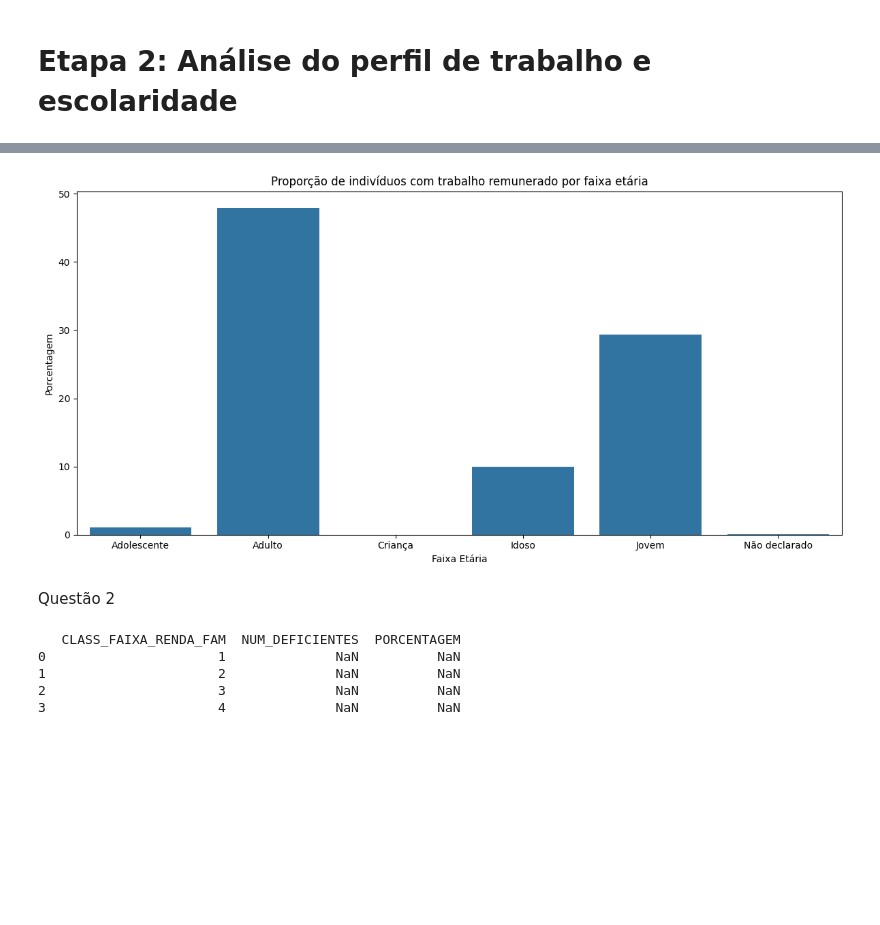
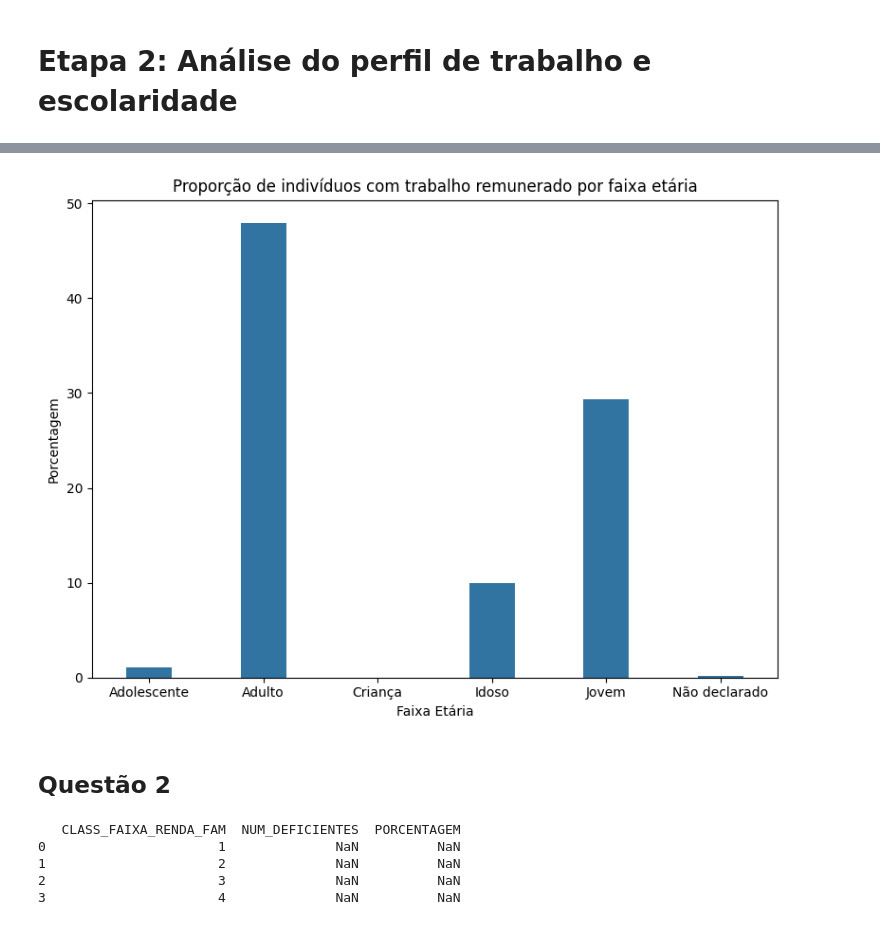
Before and after one commit to Tiago19M/Analise-de-dados, a Jupyter notebook: analiseCadUnico.ipynb, the cells around one changed output, grey strips where cells are left out. Cells and saved outputs as stored; diff of their text form; code cells hidden in the pictures; blank space fills up the shorter version.

```diff
--- a/analiseCadUnico.ipynb
+++ b/analiseCadUnico.ipynb
@@ -463,18 +490,18 @@ Não declarado   157961               66       0.041782
 # %%
 #PLOTAGEM DO GRÁFICO DA QUESTÃO 1 - Sessão 2
 
-mp.figure(figsize = (12, 6))
-sb.barplot(x=resultado.index, y=resultado["PROPORCAO_(%)"])
+mp.figure(figsize = (8, 6))
+sb.barplot(x=resultado.index, y=resultado["PROPORCAO_(%)"], width=0.4)
 mp.title("Proporção de indivíduos com trabalho remunerado por faixa etária")
 mp.xlabel("Faixa Etária")
 mp.ylabel("Porcentagem")
 
 mp.tight_layout()
 mp.show()
 # %% [output]
-[figure, old version]
+[figure, new version]
-# %% [markdown]
-Questão 2
+# %% [markdown]
+## Questão 2
 # %%
 rendas = [
     "VL_REMUNER_EMPREGO_MEMB",
```
Also changed, not shown: parts of 40 cells of this notebook.
